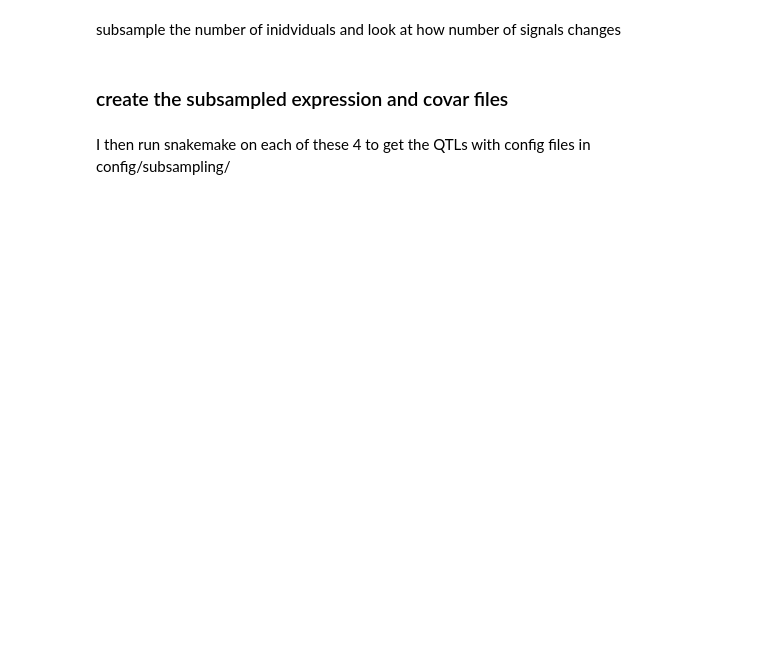
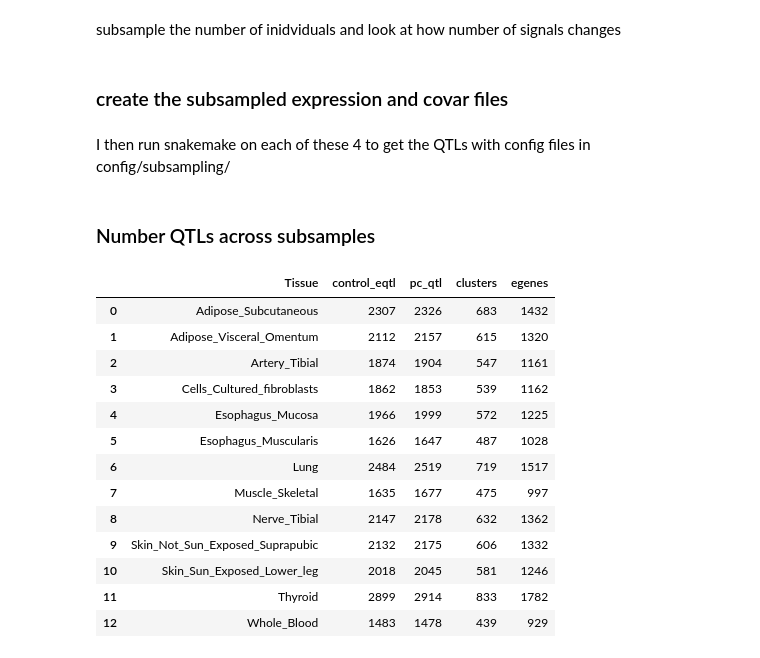
Before and after one commit to kal26/pcqtls, a Jupyter notebook: workflow/notebooks/pcqtl_analysis/subsampling.ipynb, the cells around one changed output. Saved outputs shown, nothing was run; the diff lists cells and outputs as text; code cells hidden in the pictures; blank space fills up the shorter version.

```diff
--- a/workflow/notebooks/pcqtl_analysis/subsampling.ipynb
+++ b/workflow/notebooks/pcqtl_analysis/subsampling.ipynb
@@ -46,3 +49,22 @@ for num_samples in [100,200,300]:
         sub_covar.T.to_csv(f'{output_dir}/covariates/{tissue_id}.v8.covariates.txt', sep='\t')
 # %% [markdown]
 I then run snakemake on each of these 4 to get the QTLs with config files in config/subsampling/
+# %% [markdown]
+### Number QTLs across subsamples
+# %%
+# load in the configs for each
+
+sub_config = {}
+for num_samples in [50,100,200,300]:
+    pc_config_path= f'{prefix}/config/subsampling/{num_samples}_subsample.yaml'
+    with open(pc_config_path, 'r') as f:
+        pc_config = yaml.safe_load(f)
+        sub_config[num_samples] = pc_config
+
+tissue_id_path = pc_config['tissue_id_path']
+tissue_df = pd.read_csv(f"{prefix}/{tissue_id_path}", header=0)
+tissue_ids = list(tissue_df['Tissue'])
+tissue_pal = sns.color_palette('blend:#B83A4B,#FEC51D,#67AFD2', n_colors=len(tissue_ids))
+
+
+tissue_id = 'Cells_Cultured_fibroblasts'
@@ -48,0 +97,17 @@ I then run snakemake on each of these 4 to get the QTLs with config files in con
+# %%
+sub_counts[1]
+# %% [output]
+|  | Tissue | control_eqtl | pc_qtl | clusters | egenes |
+| 0 | Adipose_Subcutaneous | 2307 | 2326 | 683 | 1432 |
+| 1 | Adipose_Visceral_Omentum | 2112 | 2157 | 615 | 1320 |
+| 2 | Artery_Tibial | 1874 | 1904 | 547 | 1161 |
+| 3 | Cells_Cultured_fibroblasts | 1862 | 1853 | 539 | 1162 |
+| 4 | Esophagus_Mucosa | 1966 | 1999 | 572 | 1225 |
+| 5 | Esophagus_Muscularis | 1626 | 1647 | 487 | 1028 |
+| 6 | Lung | 2484 | 2519 | 719 | 1517 |
+| 7 | Muscle_Skeletal | 1635 | 1677 | 475 | 997 |
+| 8 | Nerve_Tibial | 2147 | 2178 | 632 | 1362 |
+| 9 | Skin_Not_Sun_Exposed_Suprapubic | 2132 | 2175 | 606 | 1332 |
+| 10 | Skin_Sun_Exposed_Lower_leg | 2018 | 2045 | 581 | 1246 |
+| 11 | Thyroid | 2899 | 2914 | 833 | 1782 |
+| 12 | Whole_Blood | 1483 | 1478 | 439 | 929 |
```
Also changed, not shown: parts of 8 cells of this notebook, 5 other files.
